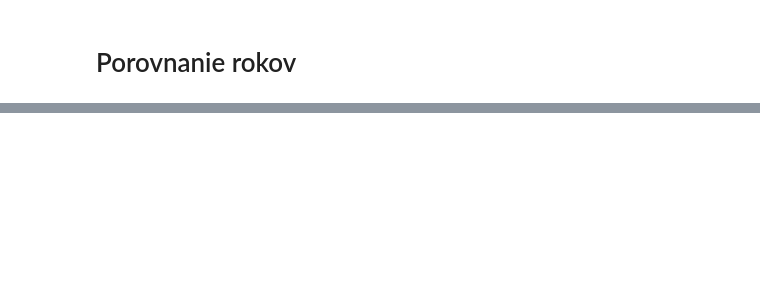
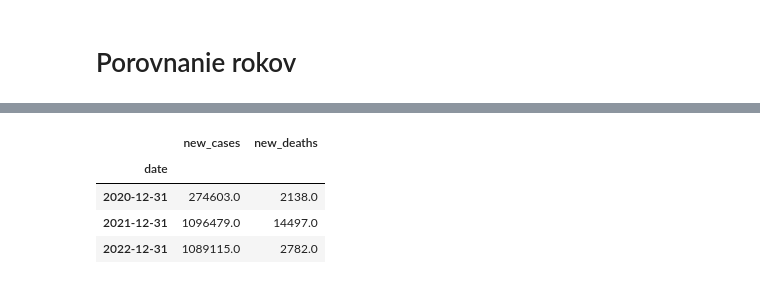
Before and after one commit to eduardgruy/dp-covid-analyza, a Jupyter notebook: 1_1_slovakia_analysis.ipynb, the cells around one changed output, grey strips where cells are left out. Cells and saved outputs as stored; diff of their text form; code cells hidden in the pictures; blank space fills up the shorter version.

```diff
--- a/1_1_slovakia_analysis.ipynb
+++ b/1_1_slovakia_analysis.ipynb
@@ -183,0 +211,8 @@ years_df[[ year + "_new_deaths_smoothed" for year in years]].plot_bokeh(
+# %%
+slovakia[['new_cases','new_deaths']].resample('1Y').sum()
+# %% [output]
+|  | new_cases | new_deaths |
+| date |  |  |
+| 2020-12-31 | 274603.0 | 2138.0 |
+| 2021-12-31 | 1096479.0 | 14497.0 |
+| 2022-12-31 | 1089115.0 | 2782.0 |
```
Also changed, not shown: parts of 18 cells of this notebook, 1 other file.
